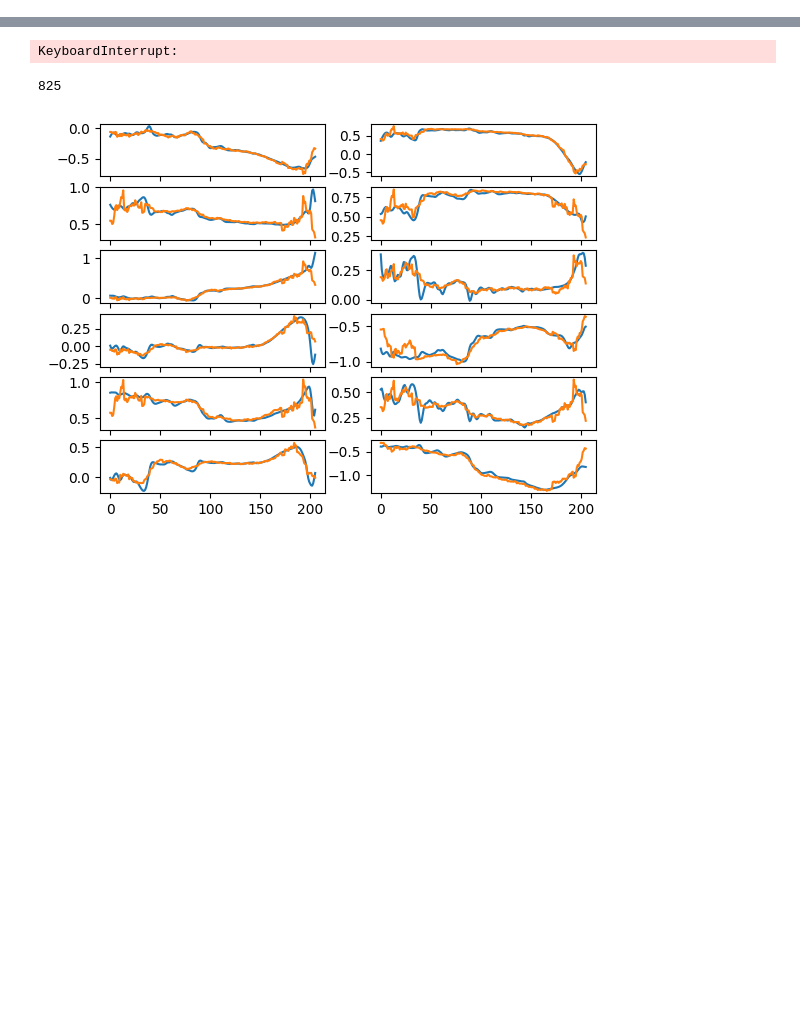
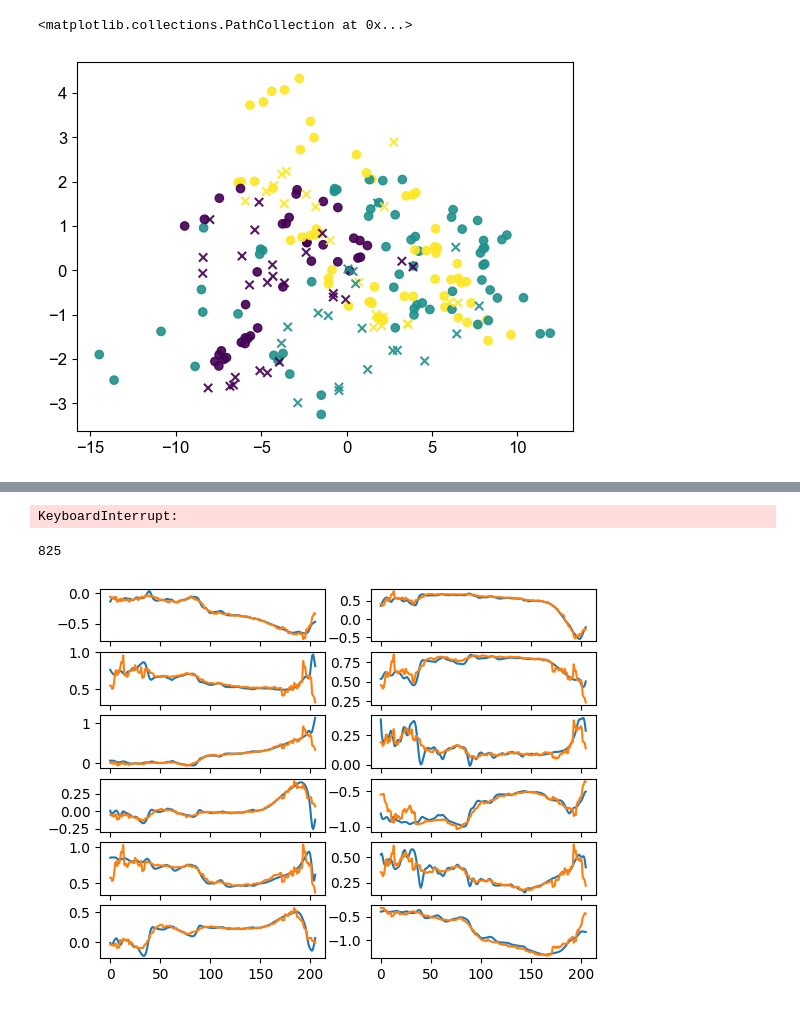
Before and after one commit to Kaeryv/Manuspector, a Jupyter notebook: notebooks/Sandbox.ipynb, the cells around one changed output, grey strips where cells are left out. Saved outputs shown, nothing was run; the diff lists cells and outputs as text; code cells hidden in the pictures; blank space fills up the shorter version.

```diff
--- a/notebooks/Sandbox.ipynb
+++ b/notebooks/Sandbox.ipynb
@@ -87,3 +97,10 @@ plt.savefig("histo_modern.pdf")
+# %%
+fig, ax = plt.subplots()
+ax.scatter(*X_tsne.T[:, ~is_histo], c=Y[~is_histo, 1], marker="o", alpha=0.9)#Y[:,5]
+ax.scatter(*X_tsne.T[:, is_histo], c=Y[is_histo, 1], marker="x", alpha=0.9)#Y[:,5]
+# %% [output]
+<matplotlib.collections.PathCollection at 0x...>
+[figure, added]
 # %%
 import torch
 import torch.nn as nn
```
Also changed, not shown: parts of 3 cells of this notebook, 15 other files.
